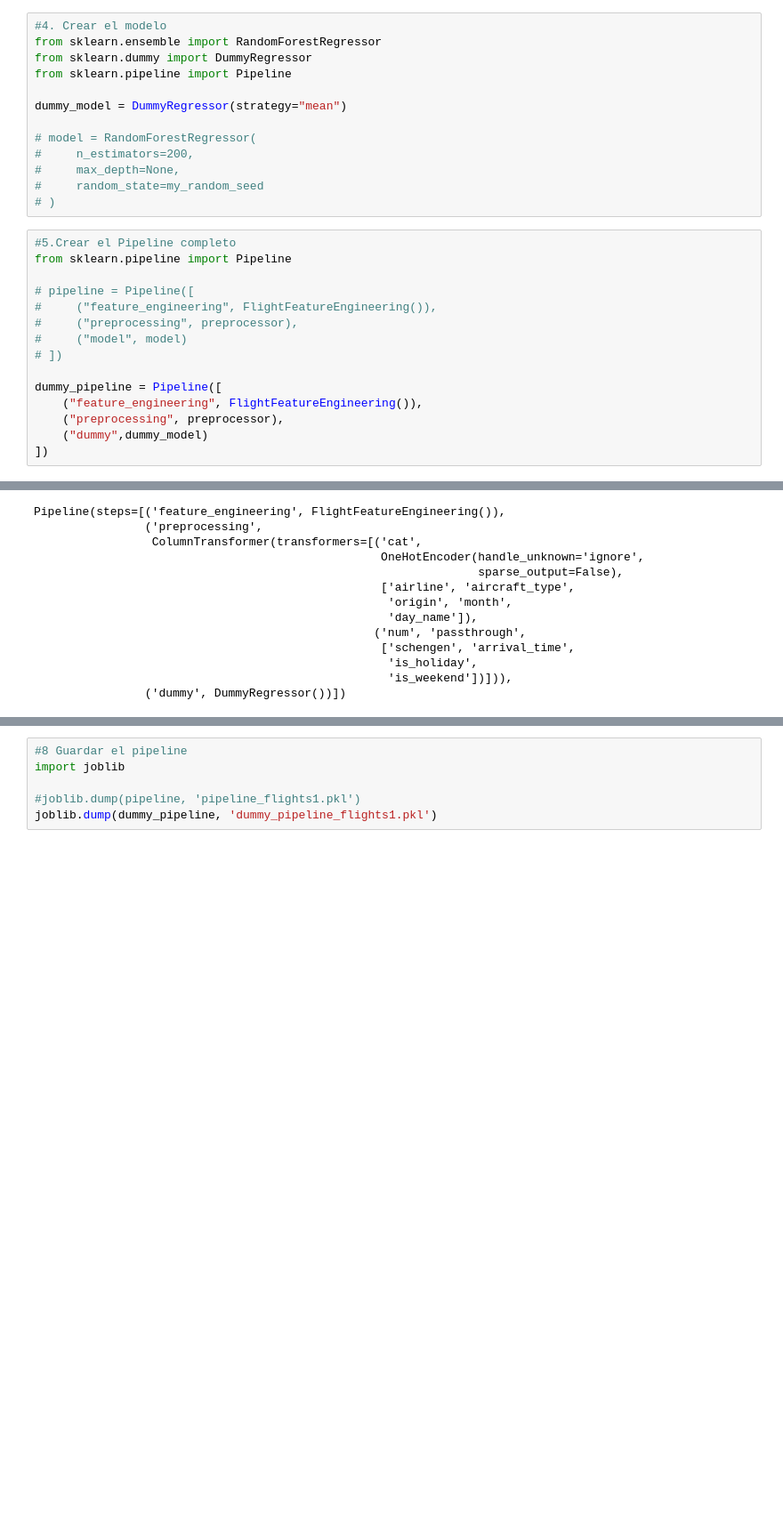
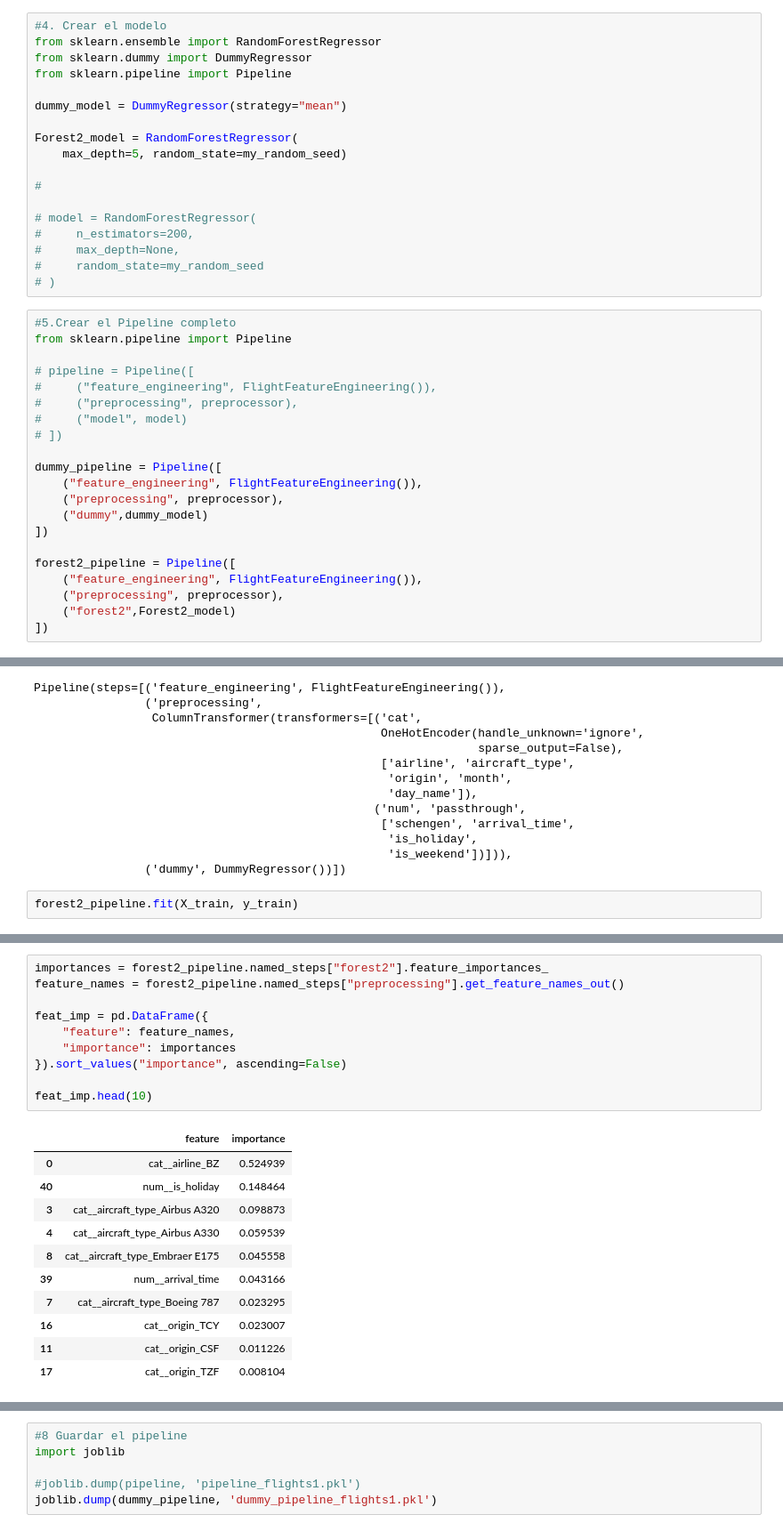
Before and after one commit to JCSR2022/Alura_Data_Science, a Jupyter notebook: Flight_Delay_Prediction_Project/Optimizacion_aeroportuaria.ipynb, the cells around one changed output, grey strips where cells are left out. Shown at 89% size. Drawn from its saved outputs; the diff is of its cells as text; blank space fills up the shorter version.

```diff
--- a/Flight_Delay_Prediction_Project/Optimizacion_aeroportuaria.ipynb
+++ b/Flight_Delay_Prediction_Project/Optimizacion_aeroportuaria.ipynb
@@ -671,6 +671,11 @@ from sklearn.pipeline import Pipeline
 
 dummy_model = DummyRegressor(strategy="mean")
 
+Forest2_model = RandomForestRegressor(
+    max_depth=5, random_state=my_random_seed)
+
+#
+
 # model = RandomForestRegressor(
 #     n_estimators=200,
 #     max_depth=None,
@@ -691,6 +696,12 @@ dummy_pipeline = Pipeline([
     ("preprocessing", preprocessor),
     ("dummy",dummy_model)
 ])
+
+forest2_pipeline = Pipeline([
+    ("feature_engineering", FlightFeatureEngineering()),
+    ("preprocessing", preprocessor),
+    ("forest2",Forest2_model)
+])
 # %%
 #6. Entrenar el modelo
 #pipeline.fit(X_train, y_train)
@@ -709,3 +720,5 @@ Pipeline(steps=[('feature_engineering', FlightFeatureEngineering()),
                                                    'is_holiday',
                                                    'is_weekend'])])),
                 ('dummy', DummyRegressor())])
+# %%
+forest2_pipeline.fit(X_train, y_train)
@@ -798,0 +835,22 @@ array([-1.80888914e-06, -6.16192470e-05, -3.08771783e-05, -5.25740341e-04,
+# %%
+importances = forest2_pipeline.named_steps["forest2"].feature_importances_
+feature_names = forest2_pipeline.named_steps["preprocessing"].get_feature_names_out()
+
+feat_imp = pd.DataFrame({
+    "feature": feature_names,
+    "importance": importances
+}).sort_values("importance", ascending=False)
+
+feat_imp.head(10)
+# %% [output]
+|  | feature | importance |
+| 0 | cat__airline_BZ | 0.524939 |
+| 40 | num__is_holiday | 0.148464 |
+| 3 | cat__aircraft_type_Airbus A320 | 0.098873 |
+| 4 | cat__aircraft_type_Airbus A330 | 0.059539 |
+| 8 | cat__aircraft_type_Embraer E175 | 0.045558 |
+| 39 | num__arrival_time | 0.043166 |
+| 7 | cat__aircraft_type_Boeing 787 | 0.023295 |
+| 16 | cat__origin_TCY | 0.023007 |
+| 11 | cat__origin_CSF | 0.011226 |
+| 17 | cat__origin_TZF | 0.008104 |
```
Also changed, not shown: parts of 23 cells of this notebook.
